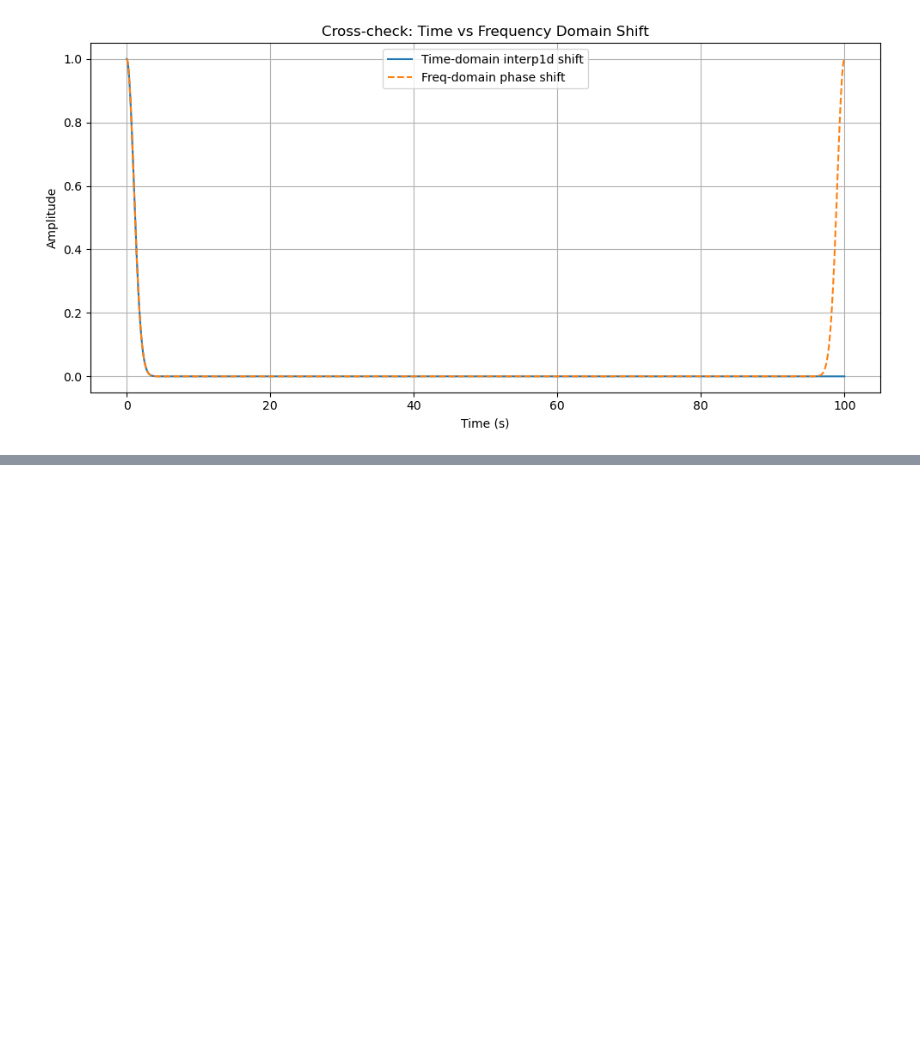
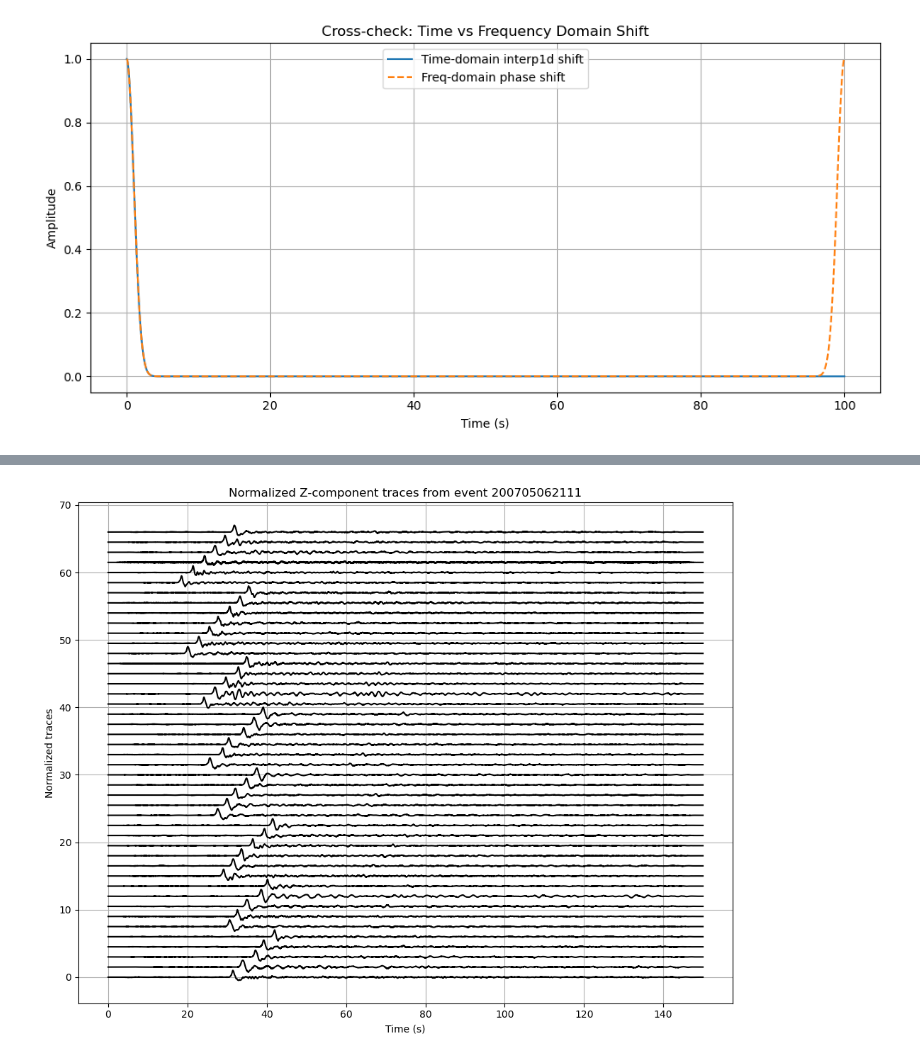
Before and after one commit to evanzzq/VespaPolPy, a Jupyter notebook: Debug.ipynb, the cells around one changed output, grey strips where cells are left out. Saved outputs shown, nothing was run; the diff lists cells and outputs as text; code cells hidden in the pictures; blank space fills up the shorter version.

```diff
--- a/Debug.ipynb
+++ b/Debug.ipynb
@@ -333,0 +279,28 @@ plt.show()
+# %%
+import numpy as np
+import matplotlib.pyplot as plt
+import os
+
+# Load data
+evname = "200705062111"
+U_obs = np.loadtxt(os.path.join("./RealData/", evname, "UZ.csv"), delimiter=",")
+Utime = np.loadtxt(os.path.join("./RealData/", evname, "time.csv"), delimiter=",")
+
+# Plot
+plt.figure(figsize=(10, 8))
+n_traces = U_obs.shape[1]
+offset = 1.5  # vertical offset between traces
+
+for i in range(n_traces):
+    trace = U_obs[:, i]
+    norm_trace = trace / np.max(np.abs(trace))
+    plt.plot(Utime, norm_trace + i * offset, color='black')
+
+plt.xlabel("Time (s)")
+plt.ylabel("Normalized traces")
+plt.title(f"Normalized Z-component traces from event {evname}")
+plt.grid(True)
+plt.tight_layout()
+plt.show()
+# %% [output]
+[figure, added]
```
Also changed, not shown: parts of 4 cells of this notebook, 36 other files.
